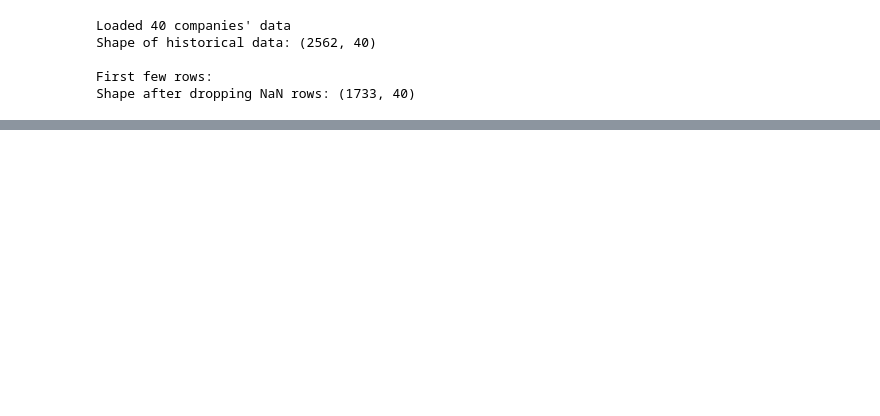
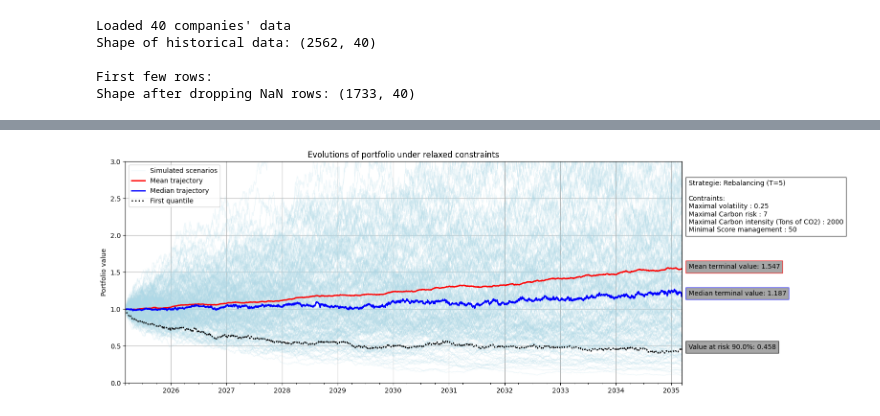
Before and after one commit to ZeBaoB/Cutting-edge_AssetTool-, a Jupyter notebook: POO.ipynb, the cells around one changed output, grey strips where cells are left out. Saved outputs shown, nothing was run; the diff lists cells and outputs as text; code cells hidden in the pictures; blank space fills up the shorter version.

```diff
--- a/POO.ipynb
+++ b/POO.ipynb
@@ -488,0 +460,67 @@ def optimalAllocation_limitRet(returns, covMatrix, limitMinRet, rf=0.0):
+# %%
+plt.figure(figsize=(15, 6))
+alpha = 0.90
+
+# Plot individual scenarios in light blue
+first = True
+for evolution_name, evolution_data in simulation_BuyH_sous_constrains2.evolutions.items():
+    if first:
+        evolution_data.sum(axis=1).plot(color='lightBlue', alpha=0.2, linewidth=1, label="Simulated scenarios")
+        first = False
+    else:
+        evolution_data.sum(axis=1).plot(color='lightBlue', alpha=0.2, linewidth=1, label='_nolegend_')
+
+# Calculate and plot mean trajectory in red
+mean_evolution = pd.DataFrame({name: data.sum(axis=1) for name, data in simulation_BuyH_sous_constrains2.evolutions.items()}).mean(axis=1)
+mean_evolution.plot(color='Red', linewidth=2, label='Mean trajectory')
+
+# Calculate and plot median trajectory in dark blue
+median_evolution = pd.DataFrame({name: data.sum(axis=1) for name, data in simulation_BuyH_sous_constrains2.evolutions.items()}).median(axis=1)
+median_evolution.plot(color='blue', linewidth=2, label='Median trajectory')
+
+# Calculate and plot first quantile in black dotted line
+VAR_evolution = pd.DataFrame({name: data.sum(axis=1) for name, data in simulation_BuyH_sous_constrains2.evolutions.items()}).quantile(1-alpha, axis=1)
+VAR_evolution.plot(color='Black', linestyle=':', linewidth=2, label='First quantile')
+
+# Add terminal value annotations
+terminal_value = mean_evolution.iloc[-1]
+terminal_median = median_evolution.iloc[-1]
+terminal_VAR = VAR_evolution.iloc[-1]
+
+contraints = simulation_BuyH_sous_constrains2.contraints
+txt_contraints = "Contraints:"
+for i, contraint in enumerate(contraints["List"]):
+    txt_contraints += f"\n{contraint} : {contraints['Value'][i]}"
+# If Rebalancing period doesn't exist in parameters, set it to -1 (Buy and Hold)
+Rebalancing_period = simulation_BuyH_sous_constrains2.parametres.get("Rebalancing period", -1)
+txt_strategie = f"Strategie: {f'Rebalancing (T={Rebalancing_period})' if Rebalancing_period != -1 else 'Buy and Hold'}"
+
+plt.annotate(txt_strategie + '\n\n' + txt_contraints,
+            xy=(mean_evolution.index[-1], terminal_value + 0.5),
+            xytext=(10, 0), textcoords='offset points',
+            bbox=dict(facecolor='White', edgecolor='Black', alpha=0.7))
+
+
+plt.annotate(f'Mean terminal value: {terminal_value:.3f}',
+            xy=(mean_evolution.index[-1], terminal_value),
+            xytext=(10, 0), textcoords='offset points',
+            bbox=dict(facecolor='Gray', edgecolor='red', alpha=0.7))
+
+plt.annotate(f'Median terminal value: {terminal_median:.3f}',
+            xy=(median_evolution.index[-1], terminal_median),
+            xytext=(10, 0), textcoords='offset points',
+            bbox=dict(facecolor='Gray', edgecolor='blue', alpha=0.7))
+
+plt.annotate(f'Value at risk {alpha*100}%: {terminal_VAR:.3f}',
+            xy=(mean_evolution.index[-1], terminal_VAR),
+            xytext=(10, 0), textcoords='offset points',
+            bbox=dict(facecolor='Gray', edgecolor='black', alpha=0.7))
+
+plt.ylabel('Portfolio value')
+plt.ylim(0, 3)
+plt.title("Evolutions of portfolio under relaxed constraints")
+plt.grid()
+plt.legend()
+plt.show()
+# %% [output]
+[figure, added]
```
Also changed, not shown: parts of 15 cells of this notebook, 3 other files.
